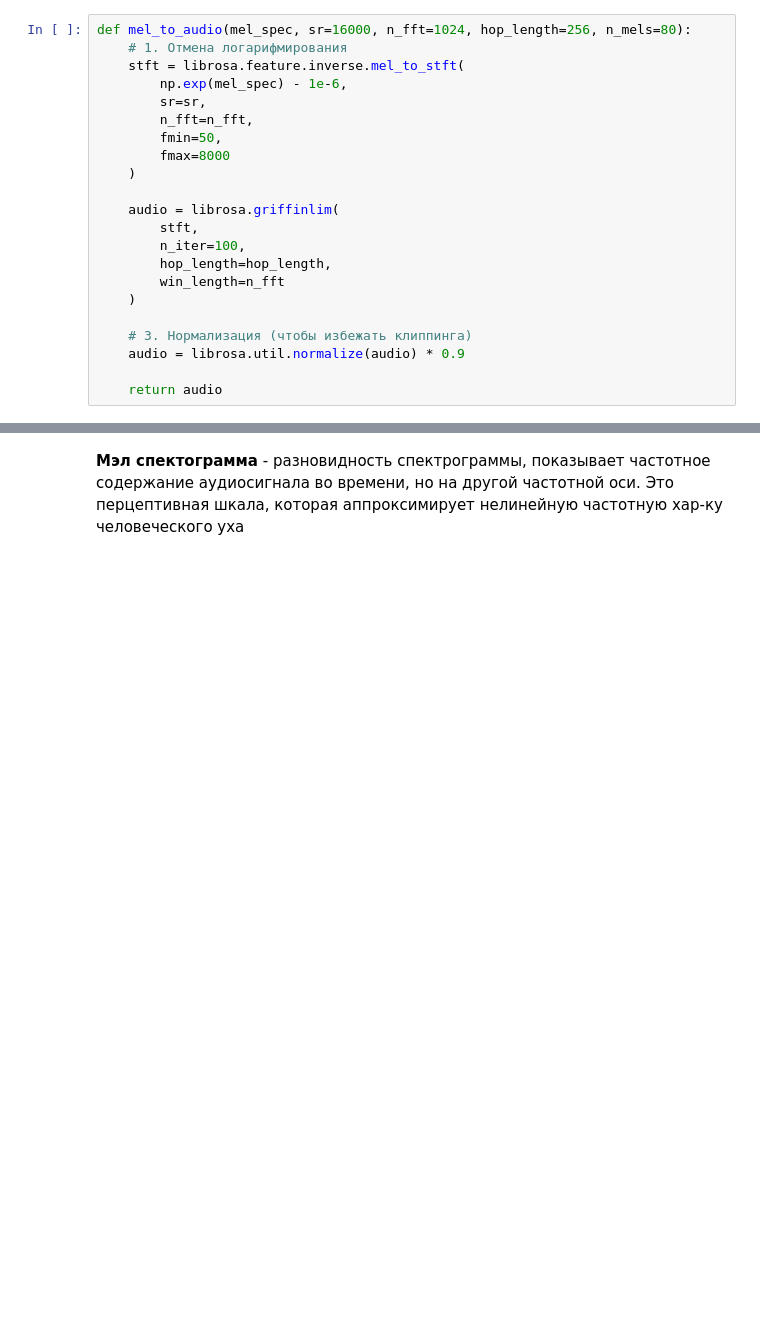
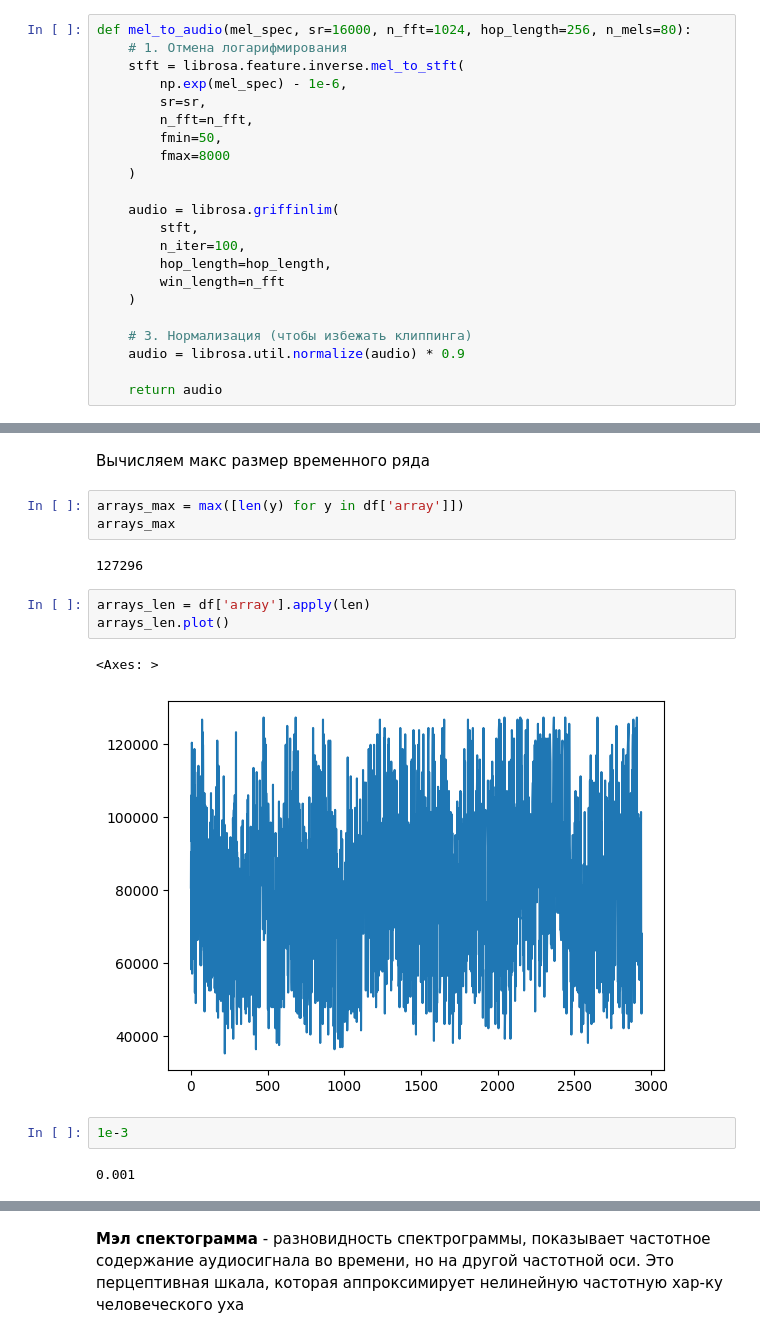
Before and after one commit to Rainfue/Speech-synthesis, a Jupyter notebook: Module1/Module1.ipynb, the cells around one changed output, grey strips where cells are left out. Drawn from its saved outputs; the diff is of its cells as text; blank space fills up the shorter version.

```diff
--- a/Module1/Module1.ipynb
+++ b/Module1/Module1.ipynb
@@ -724,0 +705,17 @@ plt.show()
+# %% [markdown]
+Вычисляем макс размер временного ряда
+# %%
+arrays_max = max([len(y) for y in df['array']])
+arrays_max
+# %% [output]
+127296
+# %%
+arrays_len = df['array'].apply(len)
+arrays_len.plot()
+# %% [output]
+<Axes: >
+[figure, added]
+# %%
+1e-3
+# %% [output]
+0.001
```
Also changed, not shown: parts of 33 cells of this notebook, 8 other files.
